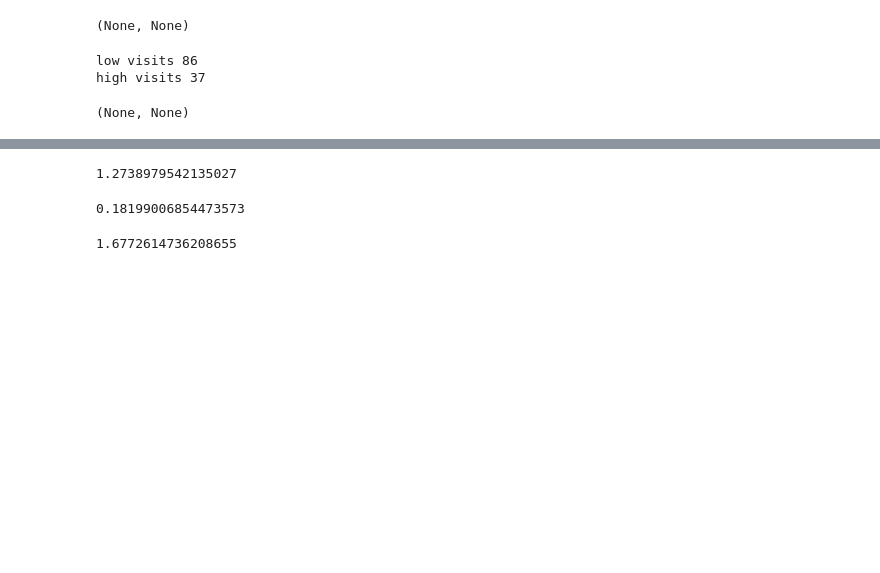
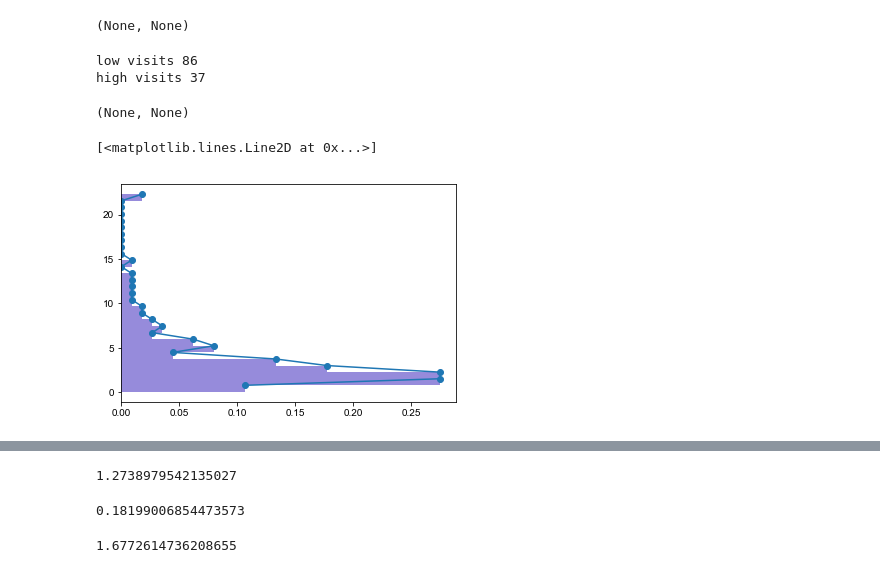
Before and after one commit to itsMahad/ManducaMultiSenseFeeding, a Jupyter notebook: Learning_Curves_And_Probability_Distributions_Git.ipynb, the cells around one changed output, grey strips where cells are left out. Cells and saved outputs as stored; diff of their text form; code cells hidden in the pictures; blank space fills up the shorter version.

```diff
--- a/Learning_Curves_And_Probability_Distributions_Git.ipynb
+++ b/Learning_Curves_And_Probability_Distributions_Git.ipynb
@@ -164 +127,9 @@ high visits 37
+# %%
+a,b, _ = plt.hist(notoutliers.DiscoveryTime[(notoutliers.name.str.contains('L0.1_')) &
+                                     (notoutliers.trialNum >= 0) & (notoutliers.trialNum <= 9)].values,
+           bins, orientation='horizontal', alpha = 0.7, color = 'slateblue', density = True)
+plt.plot(a+1e-10,b[1:]+1e-10,'-o')
+# %% [output]
+[<matplotlib.lines.Line2D at 0x...>]
+[figure, added]
 # %%
```
Also changed, not shown: parts of 45 cells of this notebook.
